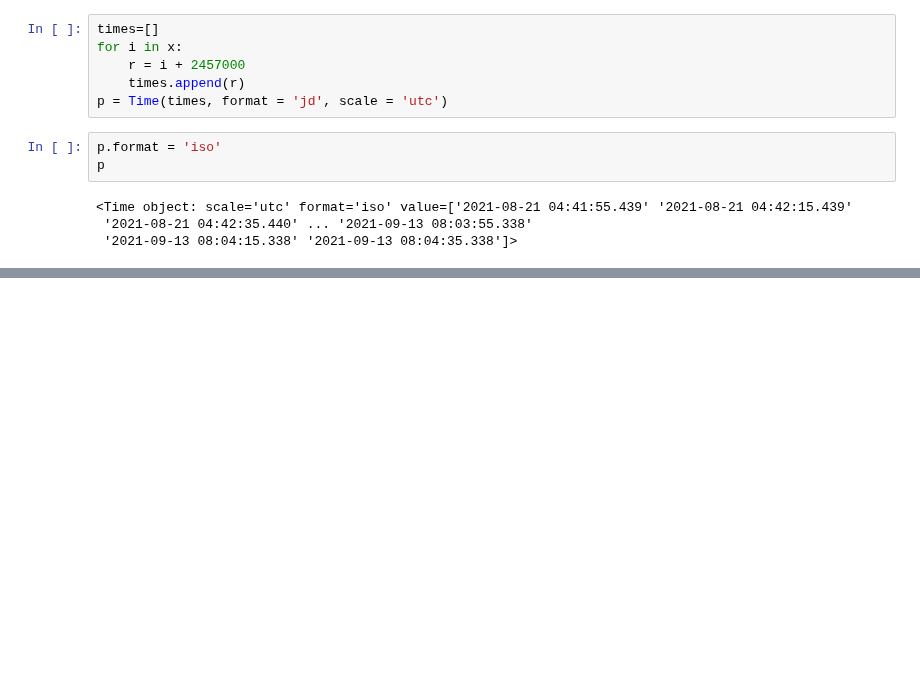
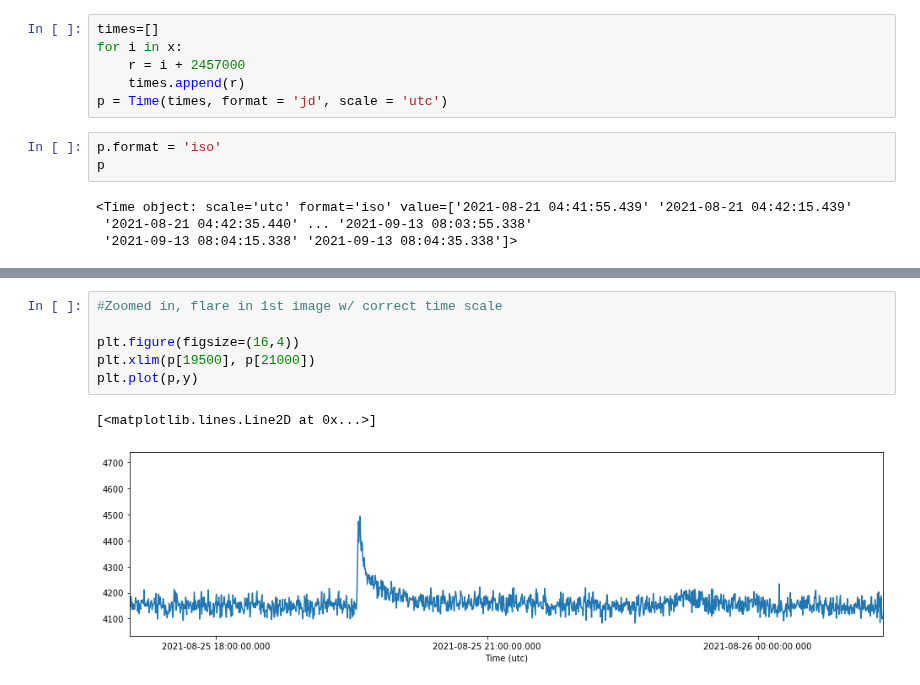
Before and after one commit to MillionConcepts/tess_swift_afpsc, a Jupyter notebook: RemoveNans_ChangeTimescale.ipynb, the cells around one changed output, grey strips where cells are left out. Saved outputs shown, nothing was run; the diff lists cells and outputs as text; blank space fills up the shorter version.

```diff
--- a/RemoveNans_ChangeTimescale.ipynb
+++ b/RemoveNans_ChangeTimescale.ipynb
@@ -85,0 +61,9 @@ ConversionError: Failed to convert value(s) to axis units: <Time object: scale='
+# %%
+#Zoomed in, flare in 1st image w/ correct time scale
+
+plt.figure(figsize=(16,4))
+plt.xlim(p[19500], p[21000])
+plt.plot(p,y)
+# %% [output]
+[<matplotlib.lines.Line2D at 0x...>]
+[figure, added]
```
Also changed, not shown: parts of 10 cells of this notebook.
